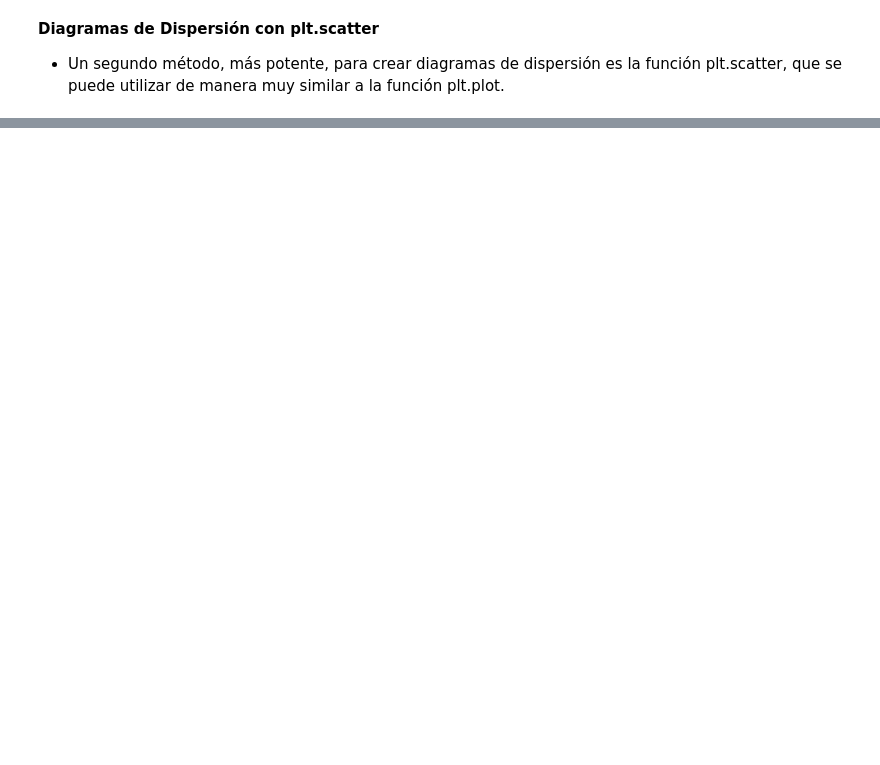
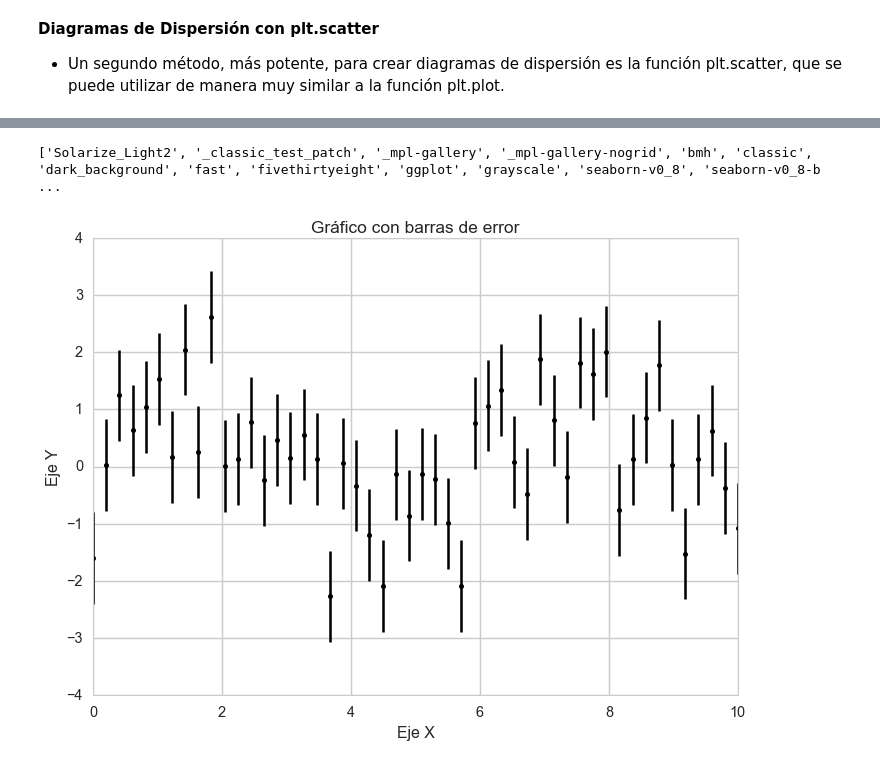
Before and after one commit to MikeAlienpz03/Excel_python, a Jupyter notebook: Chapters/matplotlib.ipynb, the cells around one changed output, grey strips where cells are left out. Saved outputs shown, nothing was run; the diff lists cells and outputs as text; code cells hidden in the pictures; blank space fills up the shorter version.

```diff
--- a/Chapters/matplotlib.ipynb
+++ b/Chapters/matplotlib.ipynb
@@ -299,0 +343,33 @@ ax.scatter(x,y,marker='o');
+# %%
+print(plt.style.available)
+# %% [output]
+['Solarize_Light2', '_classic_test_patch', '_mpl-gallery', '_mpl-gallery-nogrid', 'bmh', 'classic', 'dark_background', 'fast', 'fivethirtyeight', 'ggplot', 'grayscale', 'seaborn-v0_8', 'seaborn-v0_8-b ...
+# %%
+import numpy as np
+import matplotlib.pyplot as plt
+
+# Generar datos
+x = np.linspace(0, 10, 50)
+dy = 0.8
+y = np.sin(x) + dy * np.random.randn(50)
+
+# Crear la figura y los ejes
+# Usar plt.subplots() para crear la figura y los ejes al mismo tiempo
+fig, ax = plt.subplots()
+
+# Aplicar un estilo
+plt.style.use('seaborn-v0_8-whitegrid')
+
+# Crear el gráfico de dispersión con barras de error
+# fmt='.k' para puntos negros, yerr para barras de error verticales
+ax.errorbar(x, y, yerr=dy, fmt='.k')
+
+# Configurar el título y etiquetas si es necesario
+ax.set_title("Gráfico con barras de error")
+ax.set_xlabel("Eje X")
+ax.set_ylabel("Eje Y")
+
+# Mostrar el gráfico
+plt.show()
+# %% [output]
+[figure, added]
```
Also changed, not shown: parts of 26 cells of this notebook, 8 other files.
